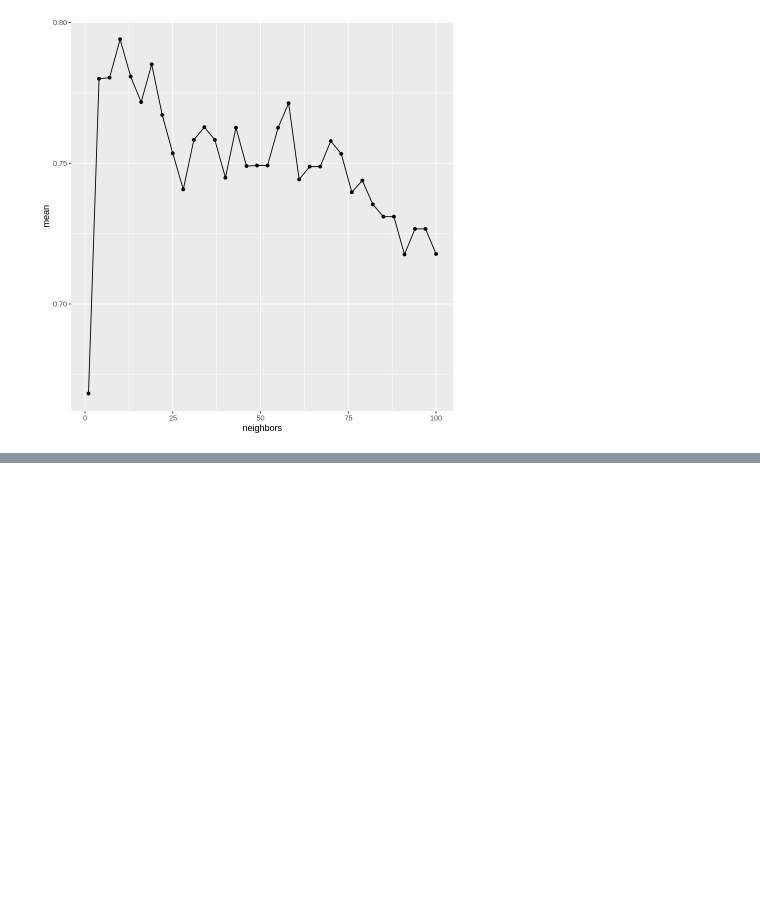
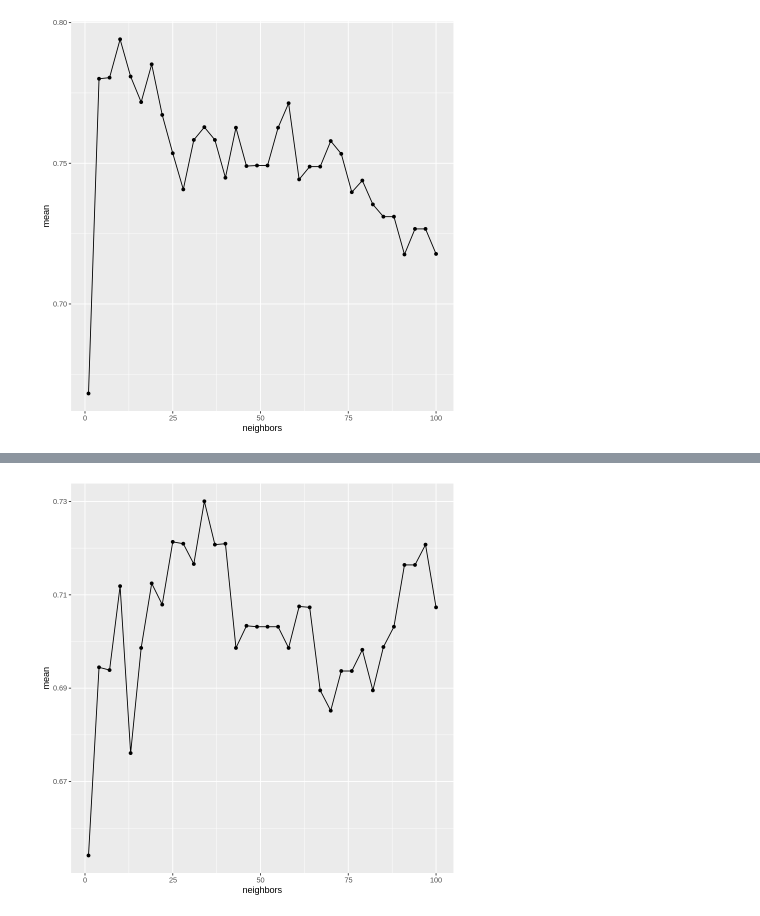
Before and after one commit to VashistSahil/DSCI-100-project, a Jupyter notebook: classification algorithim.ipynb, the cells around one changed output, grey strips where cells are left out. Cells and saved outputs as stored; diff of their text form; code cells hidden in the pictures; blank space fills up the shorter version.

Commit message:
Added another seed
The algorithm varies a lot depending on the seed and I think it needs explaining.

```diff
--- a/classification algorithim.ipynb
+++ b/classification algorithim.ipynb
@@ -165,3 +144,11 @@ accuracy_plot <- accuracy |>
 accuracy_plot
 # %% [output]
 [figure]
+# %%
+#identical algorithim with a different seed
+set.seed(666)
+heart_split_666 <- initial_split(heart_data_select, prop = 0.75, strata = predicted)
+heart_train_666 <- training(heart_split_666)
+heart_test_666 <- testing(heart_split_666)
+
+heart_train_666
@@ -167,0 +166,28 @@ accuracy_plot
+# %%
+set.seed(666)
+heart_recipe_666 <- heart_train_666 |>
+    recipe(predicted ~ fluoro + max_heart_rate + chol + restbps + age) |>
+     step_scale(all_predictors()) |>
+        step_center(all_predictors())
+
+heart_spec_666 <- nearest_neighbor(weight_func = "rectangular", neighbors = tune()) |>
+        set_engine("kknn") |>
+        set_mode("classification")
+
+#cross validation (10 folds)
+folds <- heart_train_666 |>
+    vfold_cv(v = 10, strata = predicted)
+
+grid_vals <- tibble(neighbors = seq(from = 1, to = 100, by = 3))
+
+heart_flow_666 <- workflow() |>
+    add_recipe(heart_recipe_666) |>
+    add_model(heart_spec_666) |>
+    tune_grid(resamples = folds, grid = grid_vals) |>
+    collect_metrics()
+# %%
+accuracy_666 <- heart_flow_666 |>
+    filter(.metric == "accuracy") |>
+    select(neighbors, mean) |>
+    arrange(desc(mean))
+accuracy_666
@@ -167,0 +205,8 @@ accuracy_plot
+# %%
+accuracy_plot_666 <- accuracy_666 |>
+    ggplot(aes(x = neighbors, y = mean)) +
+     geom_line() +
+    geom_point()
+accuracy_plot_666
+# %% [output]
+[figure, added]
```
Also changed, not shown: parts of 5 cells of this notebook.
